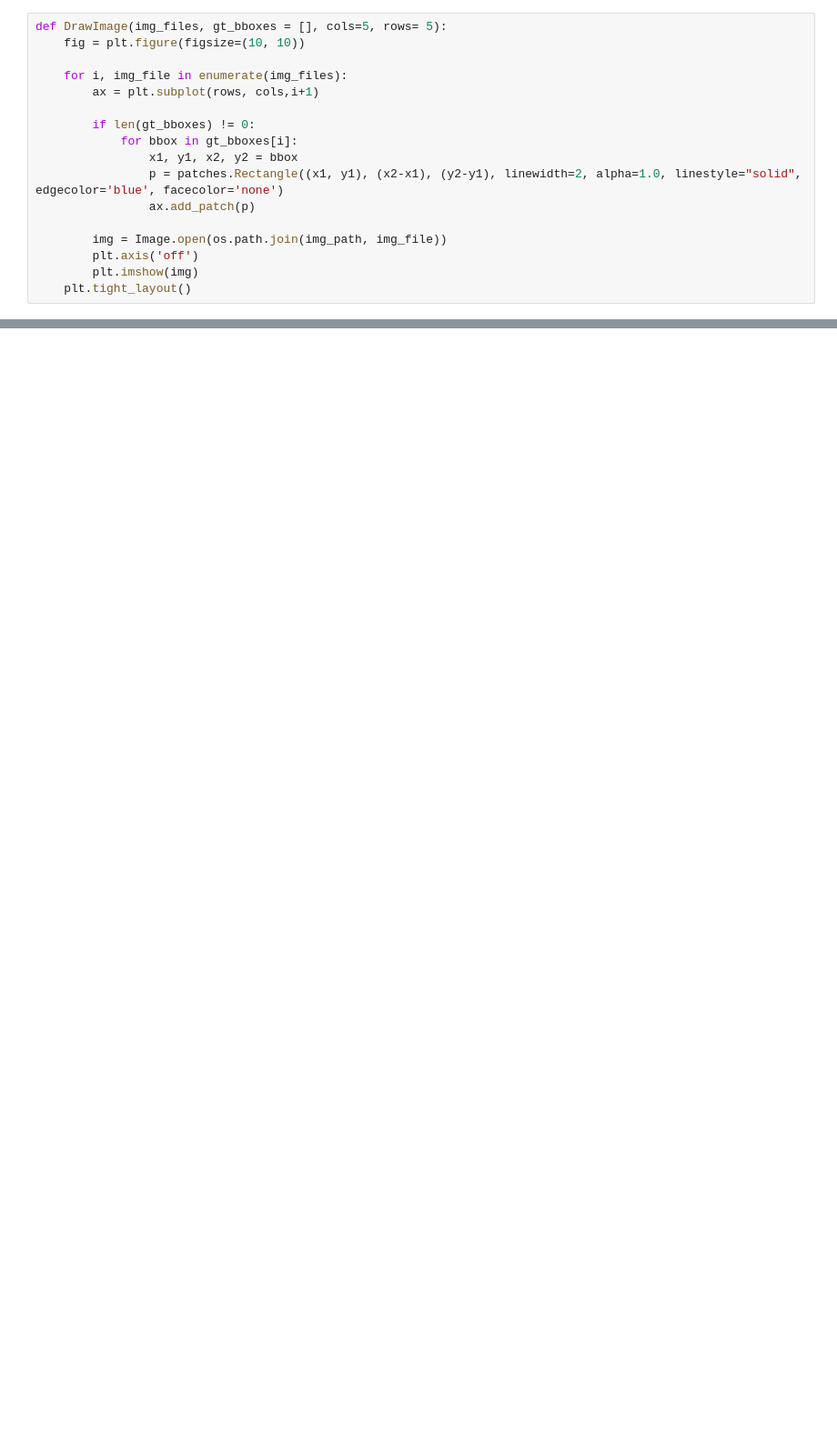
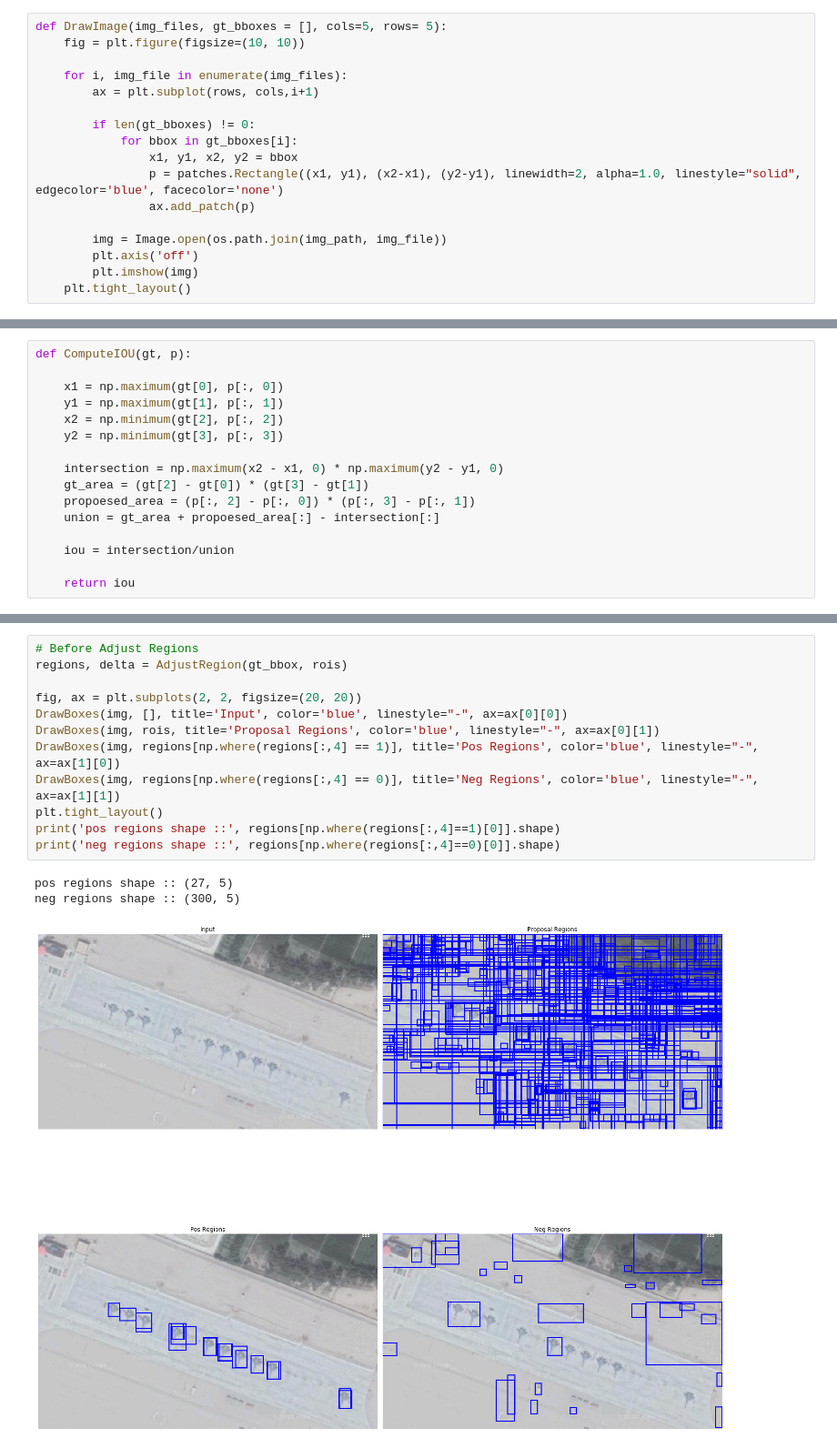
Before and after one commit to Raidin/DeepLearningResearch, a Jupyter notebook: object_detection/RCNN/analysis_airplane_dataset.ipynb, the cells around one changed output, grey strips where cells are left out. Shown at 91% size. Cells and saved outputs as stored; diff of their text form; blank space fills up the shorter version.

```diff
--- a/object_detection/RCNN/analysis_airplane_dataset.ipynb
+++ b/object_detection/RCNN/analysis_airplane_dataset.ipynb
@@ -83,0 +98,16 @@ DrawImage(img_files, gt_bboxes)
+# %%
+def ComputeIOU(gt, p):
+
+    x1 = np.maximum(gt[0], p[:, 0])
+    y1 = np.maximum(gt[1], p[:, 1])
+    x2 = np.minimum(gt[2], p[:, 2])
+    y2 = np.minimum(gt[3], p[:, 3])
+
+    intersection = np.maximum(x2 - x1, 0) * np.maximum(y2 - y1, 0)
+    gt_area = (gt[2] - gt[0]) * (gt[3] - gt[1])
+    propoesed_area = (p[:, 2] - p[:, 0]) * (p[:, 3] - p[:, 1])
+    union = gt_area + propoesed_area[:] - intersection[:]
+
+    iou = intersection/union
+
+    return iou
@@ -83,0 +248,16 @@ DrawImage(img_files, gt_bboxes)
+# %%
+# Before Adjust Regions
+regions, delta = AdjustRegion(gt_bbox, rois)
+
+fig, ax = plt.subplots(2, 2, figsize=(20, 20))
+DrawBoxes(img, [], title='Input', color='blue', linestyle="-", ax=ax[0][0])
+DrawBoxes(img, rois, title='Proposal Regions', color='blue', linestyle="-", ax=ax[0][1])
+DrawBoxes(img, regions[np.where(regions[:,4] == 1)], title='Pos Regions', color='blue', linestyle="-", ax=ax[1][0])
+DrawBoxes(img, regions[np.where(regions[:,4] == 0)], title='Neg Regions', color='blue', linestyle="-", ax=ax[1][1])
+plt.tight_layout()
+print('pos regions shape ::', regions[np.where(regions[:,4]==1)[0]].shape)
+print('neg regions shape ::', regions[np.where(regions[:,4]==0)[0]].shape)
+# %% [output]
+pos regions shape :: (27, 5)
+neg regions shape :: (300, 5)
+[figure, added]
```
Also changed, not shown: parts of 10 cells of this notebook, 8 other files.
